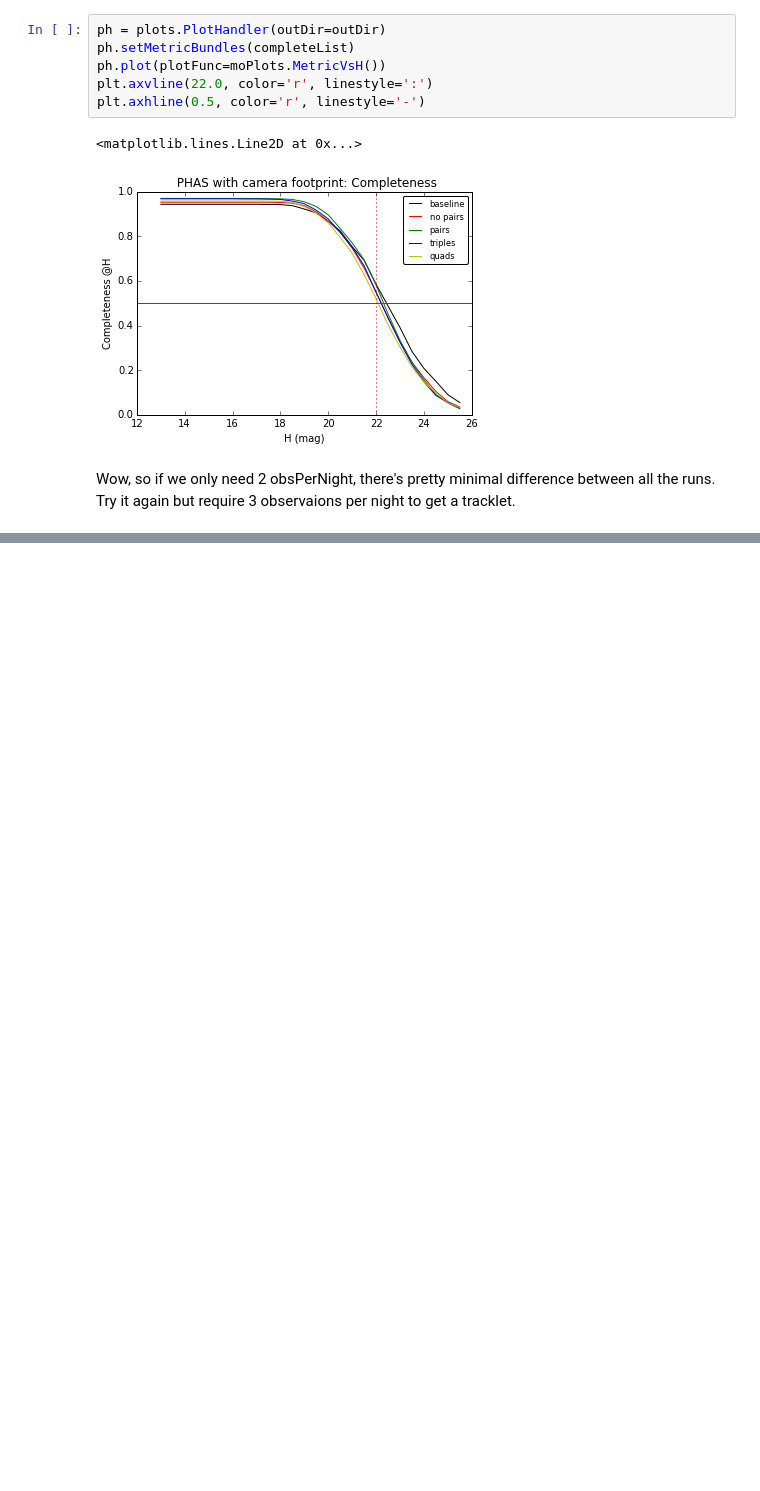
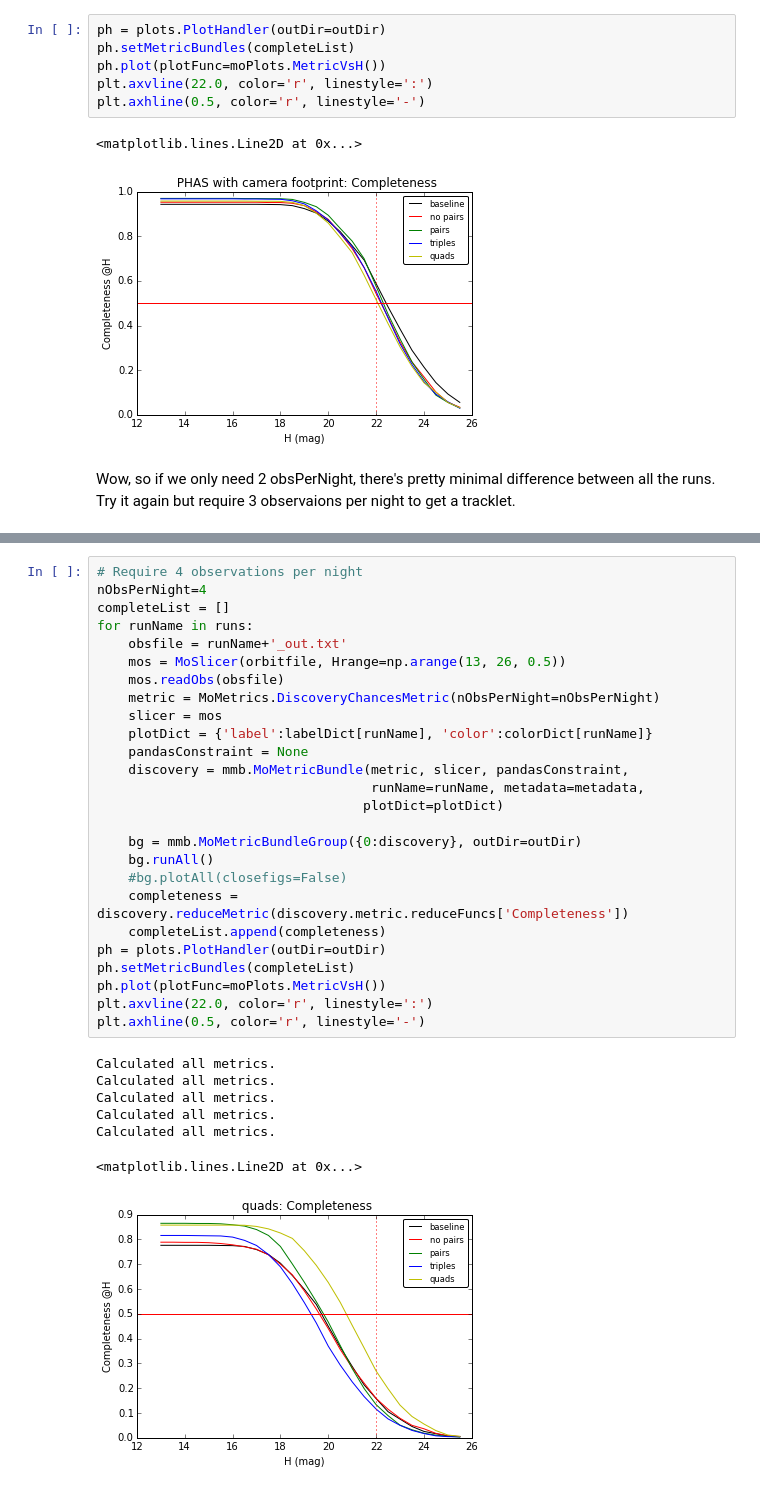
Before and after one commit to yoachim/MafSSO, a Jupyter notebook: Compare Pairs Tripples Quads.ipynb, the cells around one changed output, grey strips where cells are left out. Saved outputs shown, nothing was run; the diff lists cells and outputs as text; blank space fills up the shorter version.

```diff
--- a/Compare Pairs Tripples Quads.ipynb
+++ b/Compare Pairs Tripples Quads.ipynb
@@ -91,0 +96,34 @@ Calculated all metrics.
+# %%
+# Require 4 observations per night
+nObsPerNight=4
+completeList = []
+for runName in runs:
+    obsfile = runName+'_out.txt'
+    mos = MoSlicer(orbitfile, Hrange=np.arange(13, 26, 0.5))
+    mos.readObs(obsfile)
+    metric = MoMetrics.DiscoveryChancesMetric(nObsPerNight=nObsPerNight)
+    slicer = mos
+    plotDict = {'label':labelDict[runName], 'color':colorDict[runName]}
+    pandasConstraint = None
+    discovery = mmb.MoMetricBundle(metric, slicer, pandasConstraint,
+                                   runName=runName, metadata=metadata,
+                                  plotDict=plotDict)
+
+    bg = mmb.MoMetricBundleGroup({0:discovery}, outDir=outDir)
+    bg.runAll()
+    #bg.plotAll(closefigs=False)
+    completeness = discovery.reduceMetric(discovery.metric.reduceFuncs['Completeness'])
+    completeList.append(completeness)
+ph = plots.PlotHandler(outDir=outDir)
+ph.setMetricBundles(completeList)
+ph.plot(plotFunc=moPlots.MetricVsH())
+plt.axvline(22.0, color='r', linestyle=':')
+plt.axhline(0.5, color='r', linestyle='-')
+# %% [output]
+Calculated all metrics.
+Calculated all metrics.
+Calculated all metrics.
+Calculated all metrics.
+Calculated all metrics.
+<matplotlib.lines.Line2D at 0x...>
+[figure, added]
```
Also changed, not shown: parts of 4 cells of this notebook.
